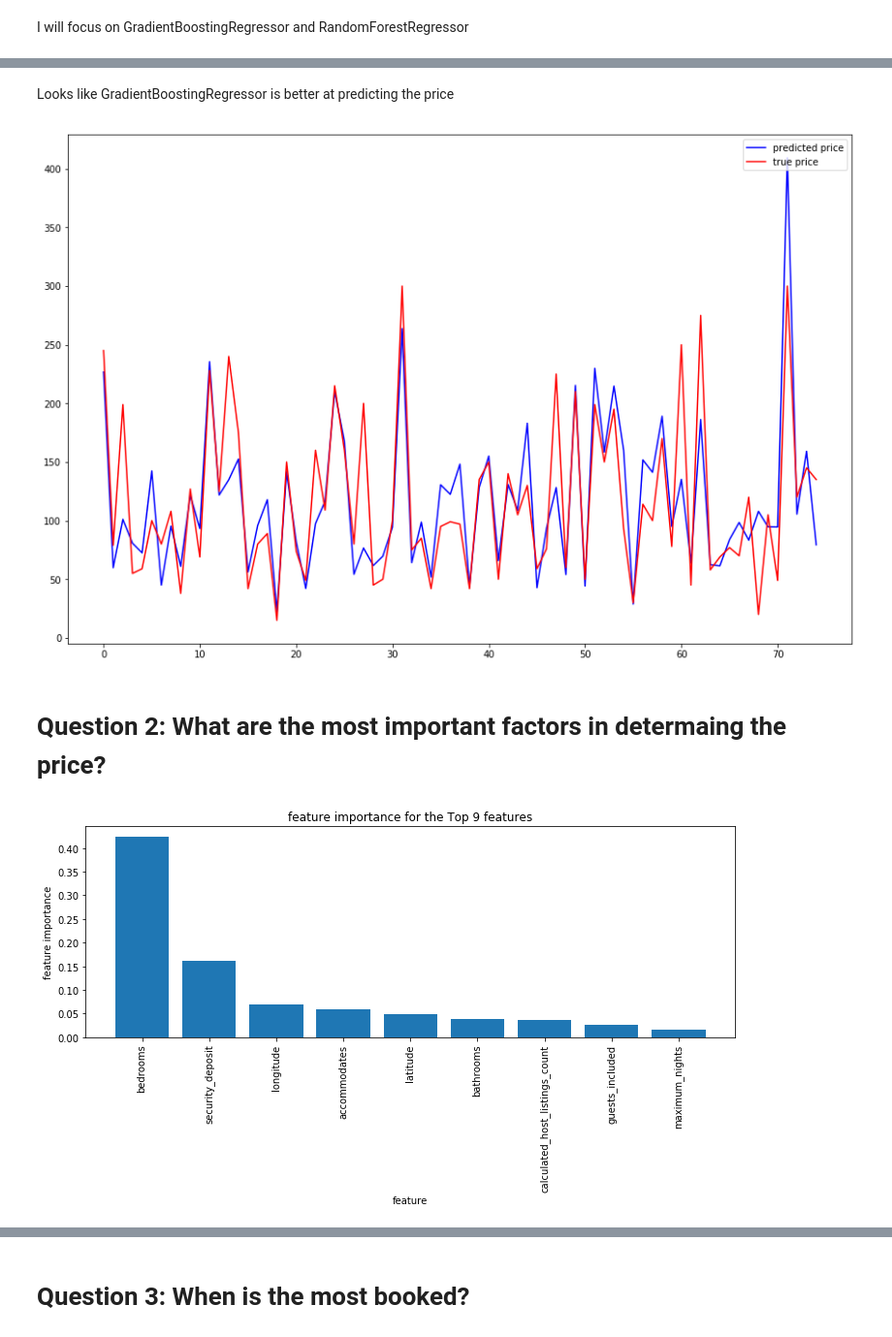
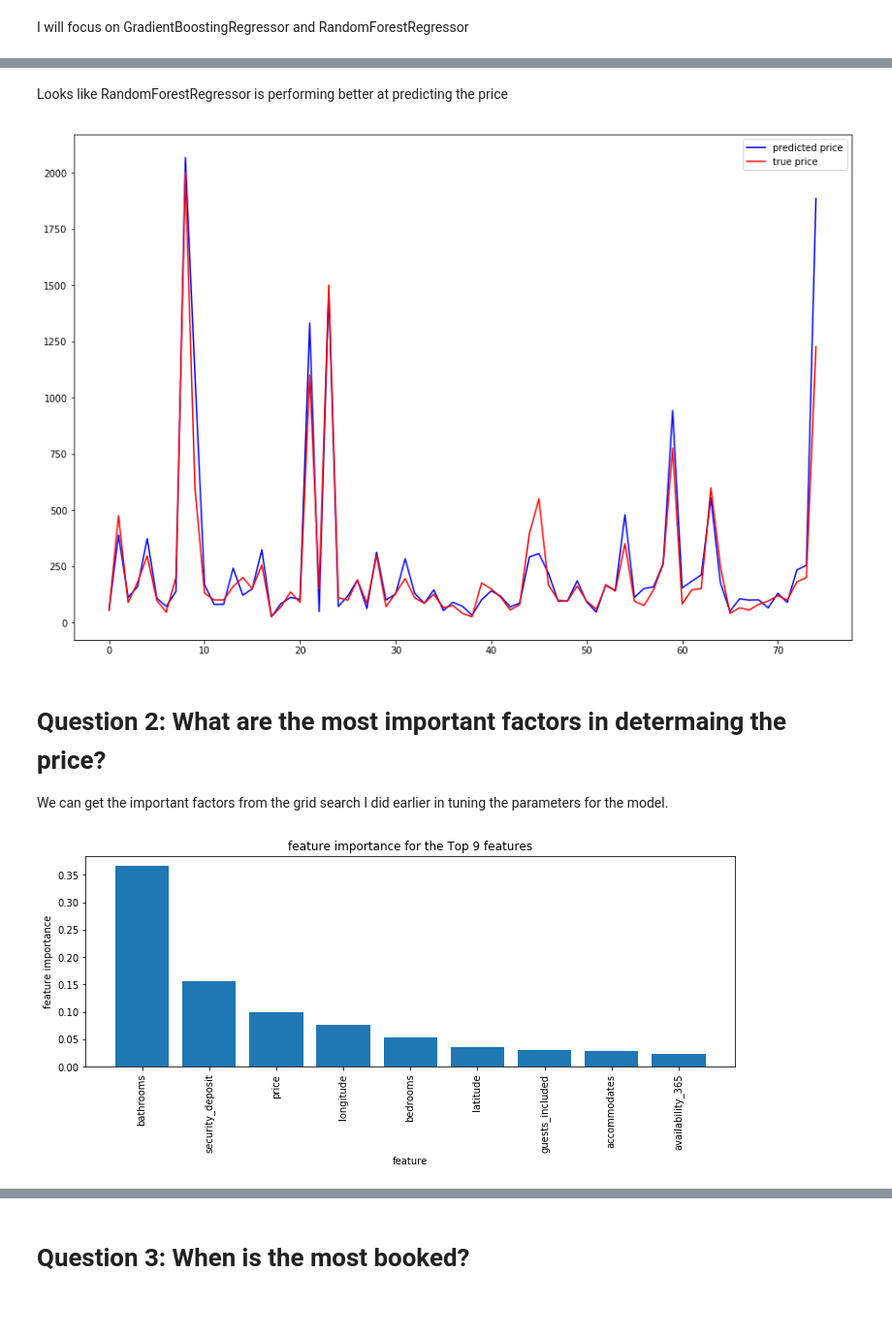
Before and after one commit to abdullahtk/DSND, a Jupyter notebook: Blog post (Airbnb data)/source/Airbnb_Los_Angeles.ipynb, the cells around one changed output, grey strips where cells are left out. Shown at 97% size. Saved outputs shown, nothing was run; the diff lists cells and outputs as text; code cells hidden in the pictures; blank space fills up the shorter version.

```diff
--- a/Blog post (Airbnb data)/source/Airbnb_Los_Angeles.ipynb
+++ b/Blog post (Airbnb data)/source/Airbnb_Los_Angeles.ipynb
@@ -579,22 +673,15 @@ r2 score for test:  0.31238412699439067
 # %% [markdown]
 I will focus on GradientBoostingRegressor and RandomForestRegressor
 # %%
-model = RandomForestRegressor(random_state = 50)
-#parameters = {'max_depth': [20, 30, None],
-#                 'min_samples_leaf': [2, 4],
-#                 'n_estimators': [200, 400]
-#             }
+def tune_parameters(model, parameters, X_train, y_train):
+    grid_search = GridSearchCV(model, parameters, scoring = 'r2', return_train_score=True, verbose=3)
+    grid_search.fit(X_train, y_train)
+    print(grid_search.best_params_)
 
-parameters = {'max_depth': [None],
-              'min_samples_leaf':[2],
-              'n_estimators' : [400]
-             }
-rfr_grid_search = GridSearchCV(model, parameters, scoring = 'r2', return_train_score=True, verbose=3)
-rfr_grid_search.fit(X_train, y_train)
-print(rfr_grid_search.best_params_)
+    train_predict = grid_search.predict(X_train)
+    test_predict = grid_search.predict(X_test)
 
-train_predict = rfr_grid_search.predict(X_train)
-test_predict = rfr_grid_search.predict(X_test)
+    print("r2 score for train: ",r2_score(y_train,train_predict))
+    print("r2 score for test: ",r2_score(y_test,test_predict))
 
-print("r2 score for train: ",r2_score(y_train,train_predict))
-print("r2 score for test: ",r2_score(y_test,test_predict))
+    return grid_search
@@ -616,23 +715,15 @@ r2 score for test:  0.718366859490766
 # %%
-model = GradientBoostingRegressor(random_state = 50)
+gbr_model = GradientBoostingRegressor(random_state = 50)
 #parameters = {'n_estimators': [50,200,400,600],
 #              'learning_rate':[0.1,0.3,0.5],
 #              'max_depth' : [2, 5, 10],
 #             }
 
-parameters = {'n_estimators': [400],
+parameters = {'n_estimators': [50],
               'learning_rate':[0.1],
               'max_depth' : [5],
              }
-gbr_grid_search = GridSearchCV(model, parameters, scoring = 'r2', return_train_score=True, verbose=3)
-gbr_grid_search.fit(X_train, y_train)
-print(gbr_grid_search.best_params_)
-
-train_predict = gbr_grid_search.predict(X_train)
-test_predict = gbr_grid_search.predict(X_test)
-
-print("r2 score for train: ",r2_score(y_train,train_predict))
-print("r2 score for test: ",r2_score(y_test,test_predict))
+gbr_tuned = tune_parameters(gbr_model, parameters, X_train, y_train)
 # %% [output]
 [Parallel(n_jobs=1)]: Using backend SequentialBackend with 1 concurrent workers.
 Fitting 3 folds for each of 1 candidates, totalling 3 fits
@@ -651,6 +742,8 @@ r2 score for test:  0.7362770733735309
 # %% [markdown]
-Looks like GradientBoostingRegressor is better at predicting the price
+Looks like RandomForestRegressor is performing better at predicting the price
 # %%
+test_predict = rfr_tuned.predict(X_test)
+
 fig, ax = plt.subplots(figsize=(15,10))
 ax.plot(range(len(test_predict[:75])),test_predict[:75], color = 'blue')
 ax.plot(range(len(y_test[:75])),y_test[:75], color = 'red')
@@ -659,24 +752,25 @@ ax.plot(range(len(y_test[:75])),y_test[:75], color = 'red')
 ax.legend(('predicted price', 'true price'),loc='upper right')
 plt.show()
 # %% [output]
-[figure, old version]
+[figure, new version]
 # %% [markdown]
 # Question 2: What are the most important factors in determaing the price?
+We can get the important factors from the grid search I did earlier in tuning the parameters for the model.
 # %%
-feature_importances_ = gbr_grid_search.best_estimator_.feature_importances_
+feature_importances_ = gbr_tuned.best_estimator_.feature_importances_
 features = sorted(zip(feature_importances_, listings.columns), reverse=True)
 attribute = []
 coefficient = []
 for feature in features:
     attribute.append(feature[1])
     coefficient.append(feature[0])
 plt.figure(figsize=(12,4))
 plt.bar(attribute[:9], height=coefficient[:9])
 plt.xticks(rotation=90)
 plt.xlabel('feature')
 plt.ylabel('feature importance')
 plt.title('feature importance for the Top 9 features')
 plt.show()
 # %% [output]
-[figure, old version]
+[figure, new version]
 # %% [markdown]
```
Also changed, not shown: parts of 56 cells of this notebook, 2 other files.
